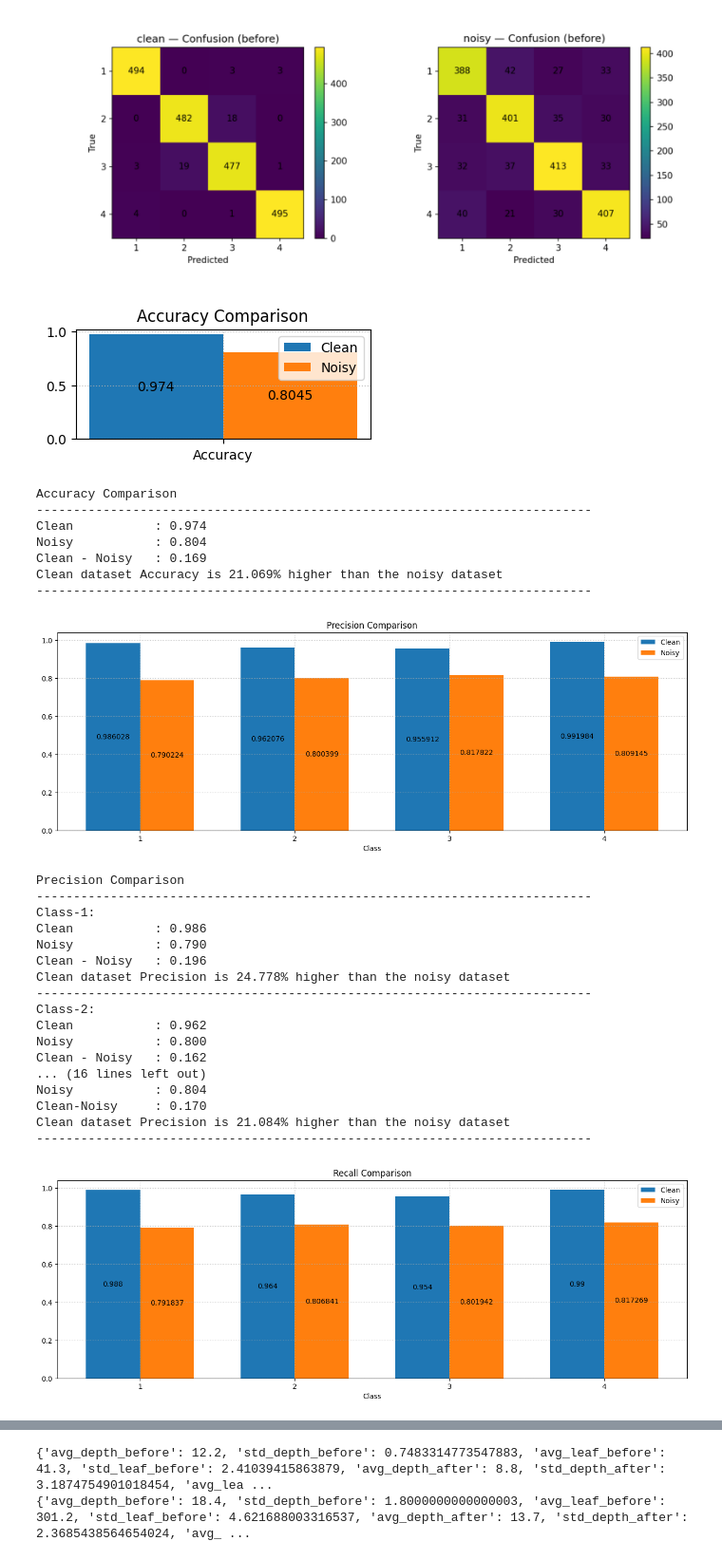
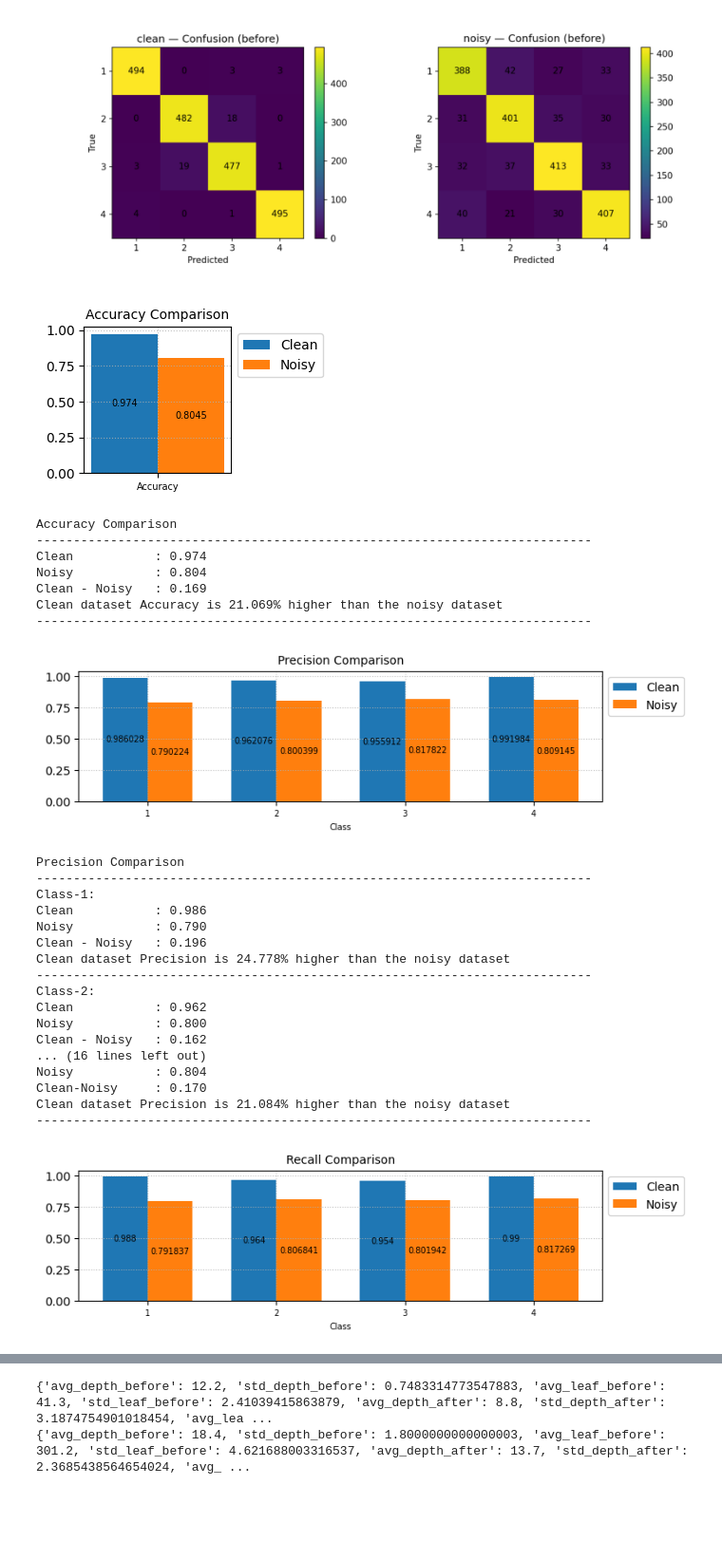
Before and after one commit to amin-abualhassan/intro2ml-cw1, a Jupyter notebook: dt_coursework/analytics.ipynb, the cells around one changed output, grey strips where cells are left out. Shown at 95% size. Cells and saved outputs as stored; diff of their text form; code cells hidden in the pictures; blank space fills up the shorter version.

```diff
--- a/dt_coursework/analytics.ipynb
+++ b/dt_coursework/analytics.ipynb
@@ -45,25 +45,25 @@ fig.tight_layout()
 # %%
 def plot_multi_bar(labels, y_clean, y_noisy, title, xaxis_label = "", yaxis_label = ""):
     # Number of Enthusiasts for different regions
-    plt.figure(figsize=(4*len(labels), 1.5**len(labels)))
+    plt.figure(figsize=(2*len(labels), 2))
     bar_width = 0.35
     x = np.arange(len(labels))
 
     # Grouped Bar Plot
     p_clean = plt.bar(x - bar_width/2, y_clean, bar_width, label='Clean')
-    plt.bar_label(p_clean, label_type="center")
+    plt.bar_label(p_clean, label_type="center", fontsize=7)
     p_noisy = plt.bar(x + bar_width/2, y_noisy, bar_width, label='Noisy')
-    plt.bar_label(p_noisy, label_type="center")
+    plt.bar_label(p_noisy, label_type="center", fontsize=7)
 
     # Adding labels and title
-    plt.title(title)
-    plt.xticks(x, labels)
+    plt.title(title, fontsize=10)
+    plt.xticks(x, labels, fontsize=7)
     if(xaxis_label != ""):
-        plt.xlabel(xaxis_label)
+        plt.xlabel(xaxis_label, fontsize=7)
     if(yaxis_label != ""):
-        plt.ylabel(yaxis_label)
+        plt.ylabel(yaxis_label, fontsize=7)
     plt.grid(True, alpha=0.8, linestyle=":")
-    plt.legend(loc="upper right")
+    plt.legend(bbox_to_anchor=(1, 1))
     plt.show()
 
 def print_dashes(n=75):
@@ -77,38 +77,34 @@ def metrics_diff(metric_name, metrics_clean, metrics_noisy, labels=""):
         print(f"{metric_name} Comparison")
         print_dashes()
         for i in range(len(labels)):
             print(f"Class-{labels[i]}:")
             print(f"Clean\t\t: {metrics_clean[i]:.3f}")
             print(f"Noisy\t\t: {metrics_noisy[i]:.3f}")
             print(f"Clean - Noisy\t: {metrics_clean[i] - metrics_noisy[i]:.3f}")
             print(f"Clean dataset {metric_name} is {((metrics_clean[i] - metrics_noisy[i])/metrics_noisy[i])*100:.3f}% higher than the noisy dataset")
             print_dashes()
         print("Average")
         print(f"Clean\t\t: {np.average(metrics_clean):.3f}")
         print(f"Noisy\t\t: {np.average(metrics_noisy):.3f}")
         print(f"Clean-Noisy\t: {np.average(metrics_clean)-np.average(metrics_noisy):.3f}")
         print(f"Clean dataset {metric_name} is {((np.average(metrics_clean)-np.average(metrics_noisy))/np.average(metrics_noisy))*100:.3f}% higher than the noisy dataset")
         print_dashes()
     else:
         plot_multi_bar([metric_name], metrics_clean, metrics_noisy, f"{metric_name} Comparison")
         print(f"{metric_name} Comparison")
         print_dashes()
         print(f"Clean\t\t: {metrics_clean:.3f}")
         print(f"Noisy\t\t: {metrics_noisy:.3f}")
         print(f"Clean - Noisy\t: {metrics_clean - metrics_noisy:.3f}")
         print(f"Clean dataset {metric_name} is {((metrics_clean - metrics_noisy)/metrics_noisy)*100:.3f}% higher than the noisy dataset")
         print_dashes()
 
-#plot_multi_bar(["accuracy"], clean_metrics["accuracy"], noisy_metrics["accuracy"], "Accuracy Comparison")
-#plot_multi_bar(clean_metrics["labels"], clean_metrics["per_class"]["precision"], noisy_metrics["per_class"]["precision"], "Precision Comparison", xaxis_label="Class")
-#plot_multi_bar(clean_metrics["labels"], clean_metrics["per_class"]["recall"], noisy_metrics["per_class"]["recall"], "Recall Comparison", xaxis_label="Class")
-#plot_multi_bar(clean_metrics["labels"], clean_metrics["per_class"]["f1"], noisy_metrics["per_class"]["f1"], "F1 Comparison", xaxis_label="Class")
 metrics_diff("Accuracy", clean_metrics["accuracy"], noisy_metrics["accuracy"])
 metrics_diff("Precision", clean_metrics["per_class"]["precision"], noisy_metrics["per_class"]["precision"], clean_metrics["labels"])
 metrics_diff("Recall", clean_metrics["per_class"]["recall"], noisy_metrics["per_class"]["recall"], clean_metrics["labels"])
 metrics_diff("F1", clean_metrics["per_class"]["f1"], noisy_metrics["per_class"]["f1"], clean_metrics["labels"])
 # %% [output]
-[figure, old version]
+[figure, new version]
 Accuracy Comparison
 ---------------------------------------------------------------------------
 Clean           : 0.974
@@ -116,7 +112,7 @@ Noisy           : 0.804
 Clean - Noisy   : 0.169
 Clean dataset Accuracy is 21.069% higher than the noisy dataset
 ---------------------------------------------------------------------------
-[figure, old version]
+[figure, new version]
 Precision Comparison
 ---------------------------------------------------------------------------
 Class-1:
@@ -134,7 +130,7 @@ Noisy           : 0.804
 Clean-Noisy     : 0.170
 Clean dataset Precision is 21.084% higher than the noisy dataset
 ---------------------------------------------------------------------------
-[figure, old version]
+[figure, new version]
 Recall Comparison
 ---------------------------------------------------------------------------
 Class-1:
```
Also changed, not shown: parts of 15 cells of this notebook.
